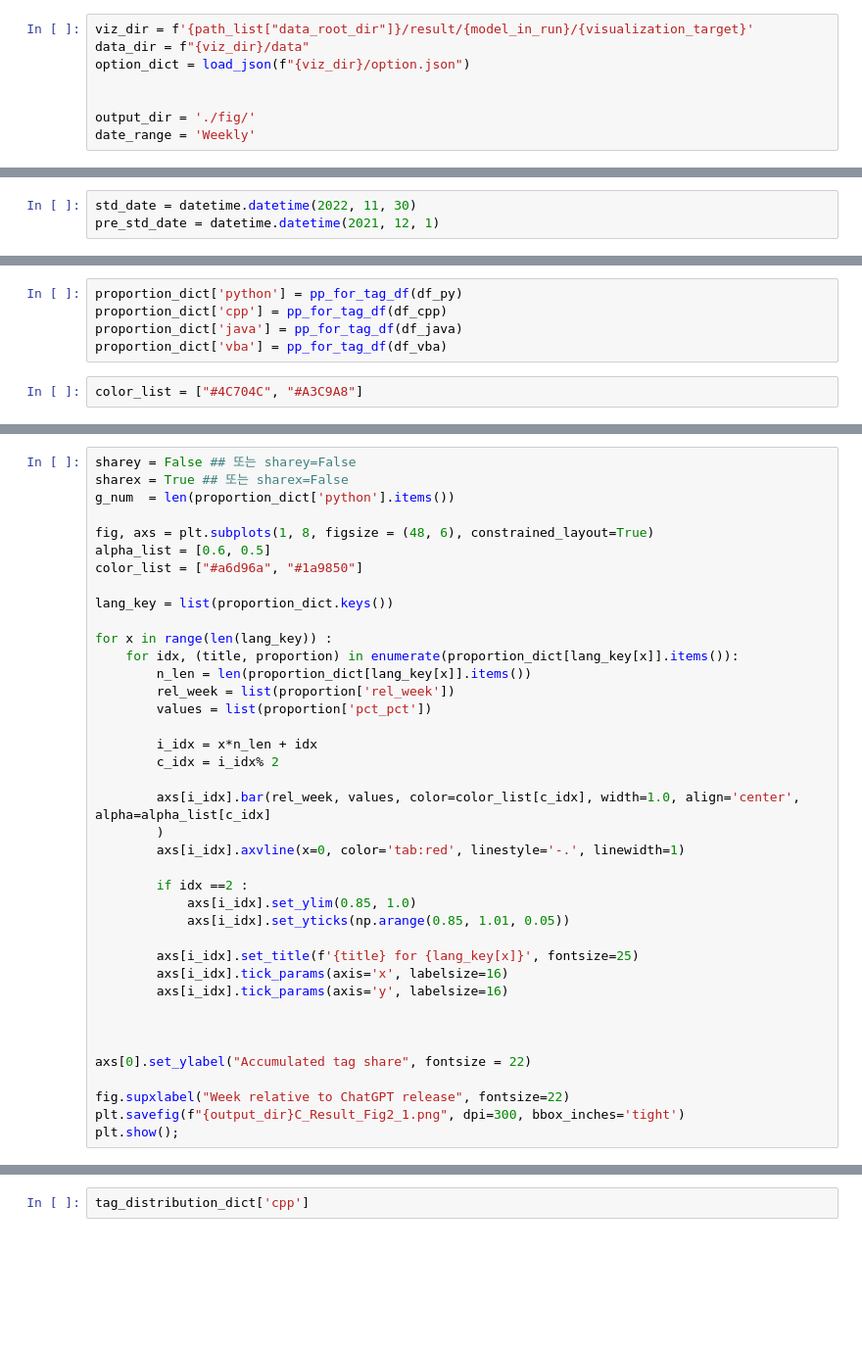
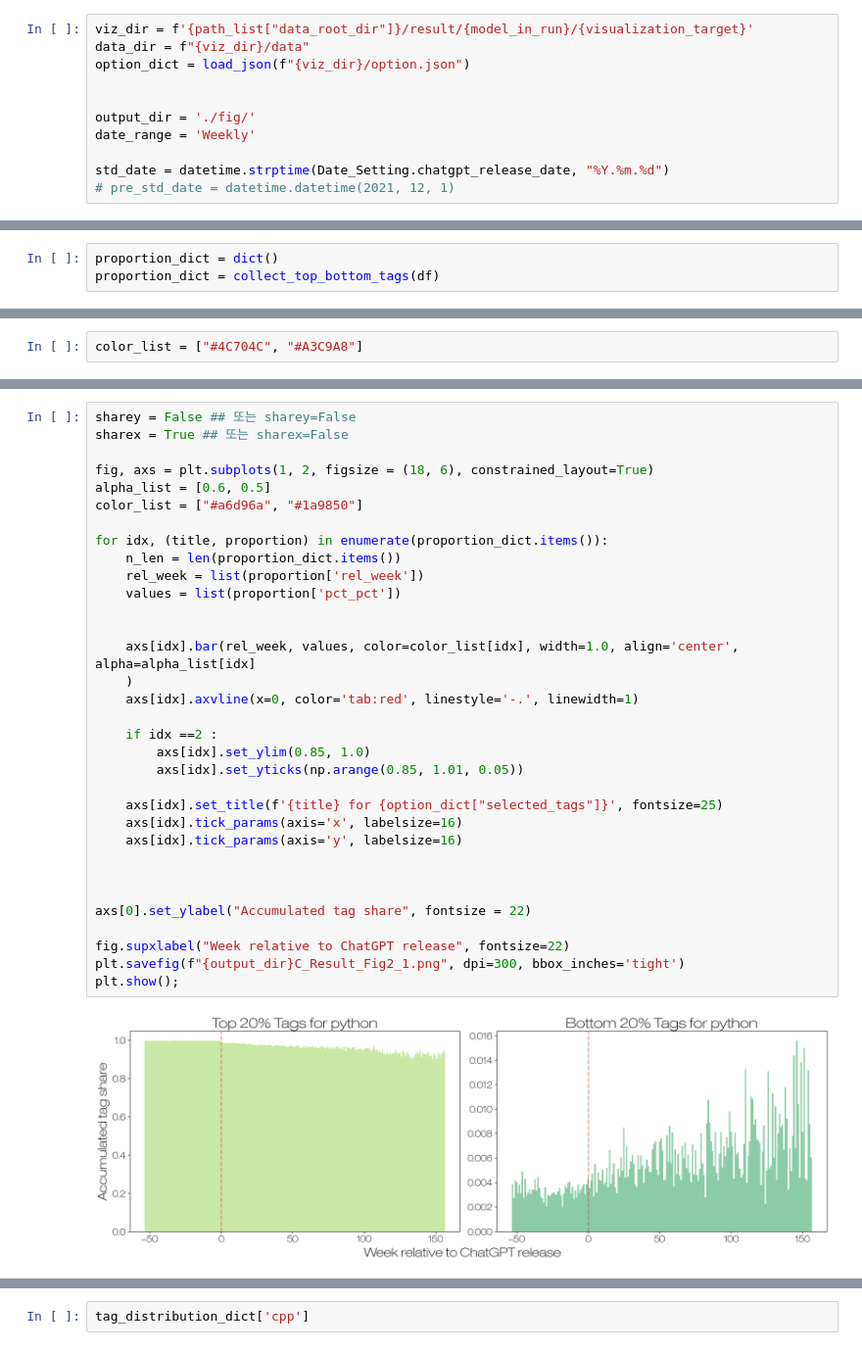
Before and after one commit to myokyunghan/so_data_availability, a Jupyter notebook: run_project/03_visualization/tag_based.ipynb, the cells around one changed output, grey strips where cells are left out. Shown at 98% size. Saved outputs shown, nothing was run; the diff lists cells and outputs as text; blank space fills up the shorter version.

```diff
--- a/run_project/03_visualization/tag_based.ipynb
+++ b/run_project/03_visualization/tag_based.ipynb
@@ -62,3 +49,6 @@ option_dict = load_json(f"{viz_dir}/option.json")
 
 output_dir = './fig/'
 date_range = 'Weekly'
+
+std_date = datetime.strptime(Date_Setting.chatgpt_release_date, "%Y.%m.%d")
+# pre_std_date = datetime.datetime(2021, 12, 1)
@@ -77,3 +56,0 @@ df = pd.DataFrame(rows, columns = [
-# %%
-std_date = datetime.datetime(2022, 11, 30)
-pre_std_date = datetime.datetime(2021, 12, 1)
@@ -123 +80,4 @@ def pp_for_tag_df(df):
+# %%
+proportion_dict = dict()
+proportion_dict = collect_top_bottom_tags(df)
 # %%
@@ -125,8 +103,3 @@ proportion_dict = dict()
-# %%
-proportion_dict['python'] = pp_for_tag_df(df_py)
-proportion_dict['cpp'] = pp_for_tag_df(df_cpp)
-proportion_dict['java'] = pp_for_tag_df(df_java)
-proportion_dict['vba'] = pp_for_tag_df(df_vba)
 # %%
 color_list = ["#4C704C", "#A3C9A8"]
 # %%
@@ -134,39 +109,35 @@ proportion_dict.keys()
 # %%
 sharey = False ## 또는 sharey=False
 sharex = True ## 또는 sharex=False
-g_num  = len(proportion_dict['python'].items())
 
-fig, axs = plt.subplots(1, 8, figsize = (48, 6), constrained_layout=True)
+fig, axs = plt.subplots(1, 2, figsize = (18, 6), constrained_layout=True)
 alpha_list = [0.6, 0.5]
 color_list = ["#a6d96a", "#1a9850"]
 
-lang_key = list(proportion_dict.keys())
+for idx, (title, proportion) in enumerate(proportion_dict.items()):
+    n_len = len(proportion_dict.items())
+    rel_week = list(proportion['rel_week'])
+    values = list(proportion['pct_pct'])
 
-for x in range(len(lang_key)) :
-    for idx, (title, proportion) in enumerate(proportion_dict[lang_key[x]].items()):
-        n_len = len(proportion_dict[lang_key[x]].items())
-        rel_week = list(proportion['rel_week'])
-        values = list(proportion['pct_pct'])
 
-        i_idx = x*n_len + idx
-        c_idx = i_idx% 2
+    axs[idx].bar(rel_week, values, color=color_list[idx], width=1.0, align='center', alpha=alpha_list[idx]
+    )
+    axs[idx].axvline(x=0, color='tab:red', linestyle='-.', linewidth=1)
 
-        axs[i_idx].bar(rel_week, values, color=color_list[c_idx], width=1.0, align='center', alpha=alpha_list[c_idx]
-        )
-        axs[i_idx].axvline(x=0, color='tab:red', linestyle='-.', linewidth=1)
+    if idx ==2 :
+        axs[idx].set_ylim(0.85, 1.0)
+        axs[idx].set_yticks(np.arange(0.85, 1.01, 0.05))
 
-        if idx ==2 :
-            axs[i_idx].set_ylim(0.85, 1.0)
-            axs[i_idx].set_yticks(np.arange(0.85, 1.01, 0.05))
-
-        axs[i_idx].set_title(f'{title} for {lang_key[x]}', fontsize=25)
-        axs[i_idx].tick_params(axis='x', labelsize=16)
-        axs[i_idx].tick_params(axis='y', labelsize=16)
+    axs[idx].set_title(f'{title} for {option_dict["selected_tags"]}', fontsize=25)
+    axs[idx].tick_params(axis='x', labelsize=16)
+    axs[idx].tick_params(axis='y', labelsize=16)
 
 
 
 axs[0].set_ylabel("Accumulated tag share", fontsize = 22)
 
 fig.supxlabel("Week relative to ChatGPT release", fontsize=22)
 plt.savefig(f"{output_dir}C_Result_Fig2_1.png", dpi=300, bbox_inches='tight')
 plt.show();
+# %% [output]
+[figure, added]
```
Also changed, not shown: parts of 27 cells of this notebook, 8 other files.
